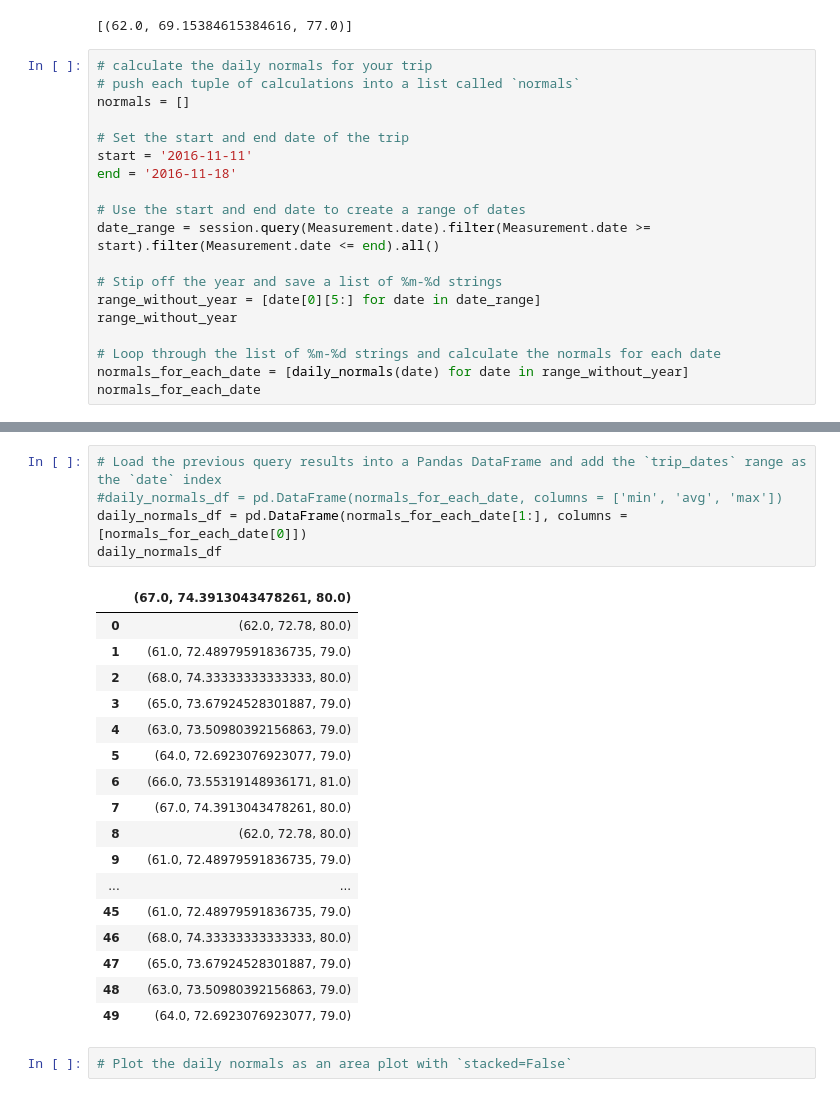
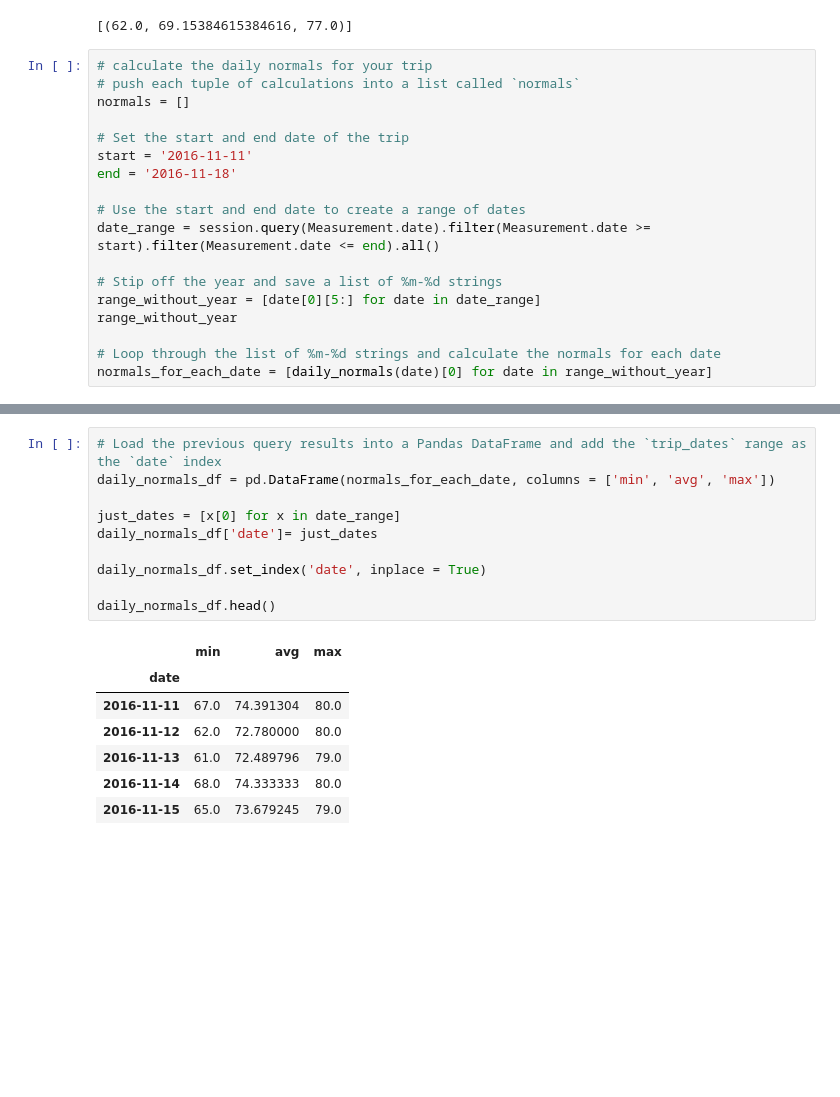
Before and after one commit to cveras33/climate-analysis-exploration, a Jupyter notebook: climate_starter.ipynb, the cells around one changed output, grey strips where cells are left out. Drawn from its saved outputs; the diff is of its cells as text; blank space fills up the shorter version.

```diff
--- a/climate_starter.ipynb
+++ b/climate_starter.ipynb
@@ -370,5 +370,4 @@ range_without_year = [date[0][5:] for date in date_range]
 range_without_year
 
 # Loop through the list of %m-%d strings and calculate the normals for each date
-normals_for_each_date = [daily_normals(date) for date in range_without_year]
-normals_for_each_date
+normals_for_each_date = [daily_normals(date)[0] for date in range_without_year]
@@ -393,25 +374,18 @@ normals_for_each_date
 # %%
 # Load the previous query results into a Pandas DataFrame and add the `trip_dates` range as the `date` index
-#daily_normals_df = pd.DataFrame(normals_for_each_date, columns = ['min', 'avg', 'max'])
-daily_normals_df = pd.DataFrame(normals_for_each_date[1:], columns = [normals_for_each_date[0]])
-daily_normals_df
+daily_normals_df = pd.DataFrame(normals_for_each_date, columns = ['min', 'avg', 'max'])
+
+just_dates = [x[0] for x in date_range]
+daily_normals_df['date']= just_dates
+
+daily_normals_df.set_index('date', inplace = True)
+
+daily_normals_df.head()
 # %% [output]
-|  | (67.0, 74.3913043478261, 80.0) |
-| 0 | (62.0, 72.78, 80.0) |
-| 1 | (61.0, 72.48979591836735, 79.0) |
-| 2 | (68.0, 74.33333333333333, 80.0) |
-| 3 | (65.0, 73.67924528301887, 79.0) |
-| 4 | (63.0, 73.50980392156863, 79.0) |
-| 5 | (64.0, 72.6923076923077, 79.0) |
-| 6 | (66.0, 73.55319148936171, 81.0) |
-| 7 | (67.0, 74.3913043478261, 80.0) |
-| 8 | (62.0, 72.78, 80.0) |
-| 9 | (61.0, 72.48979591836735, 79.0) |
-| ... | ... |
-| 45 | (61.0, 72.48979591836735, 79.0) |
-| 46 | (68.0, 74.33333333333333, 80.0) |
-| 47 | (65.0, 73.67924528301887, 79.0) |
-| 48 | (63.0, 73.50980392156863, 79.0) |
-| 49 | (64.0, 72.6923076923077, 79.0) |
+|  | min | avg | max |
+| date |  |  |  |
+| 2016-11-11 | 67.0 | 74.391304 | 80.0 |
+| 2016-11-12 | 62.0 | 72.780000 | 80.0 |
+| 2016-11-13 | 61.0 | 72.489796 | 79.0 |
+| 2016-11-14 | 68.0 | 74.333333 | 80.0 |
+| 2016-11-15 | 65.0 | 73.679245 | 79.0 |
-# %%
-# Plot the daily normals as an area plot with `stacked=False`
```
Also changed, not shown: parts of 7 cells of this notebook, 4 other files.
